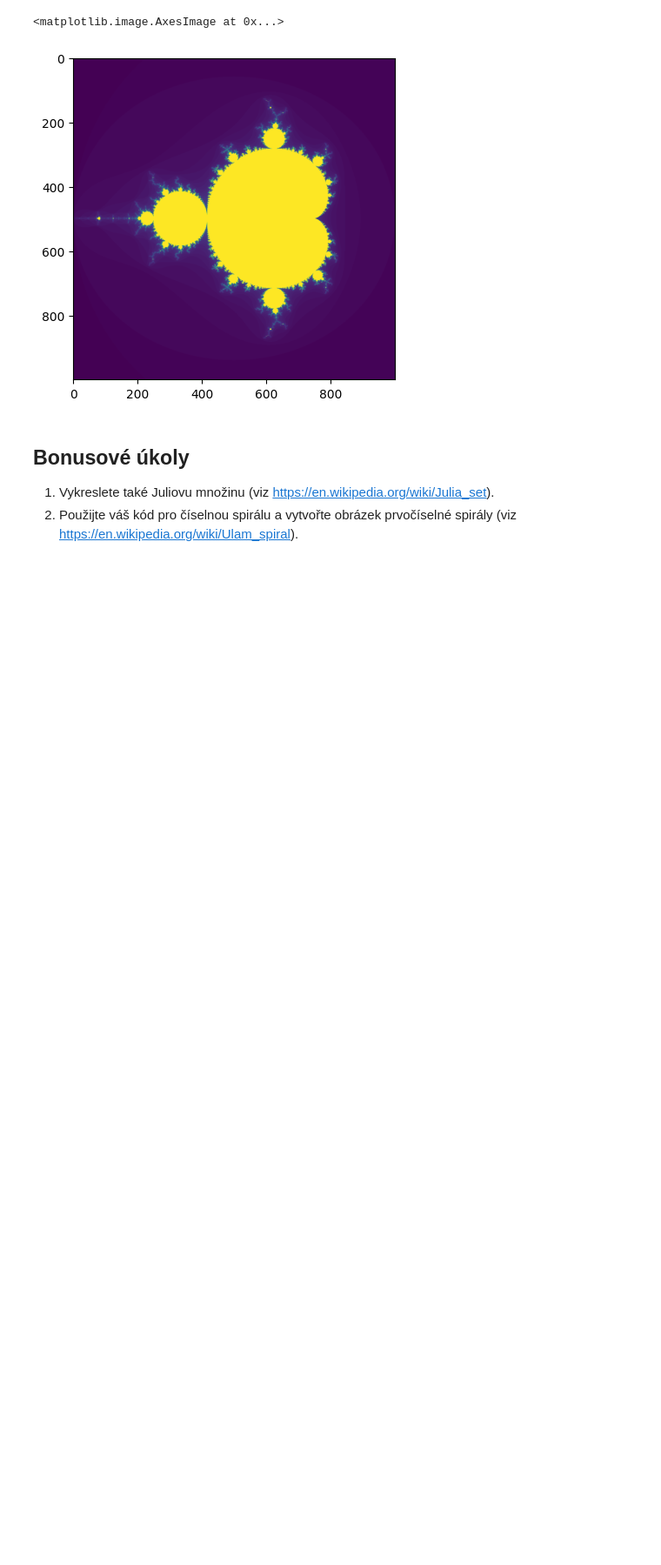
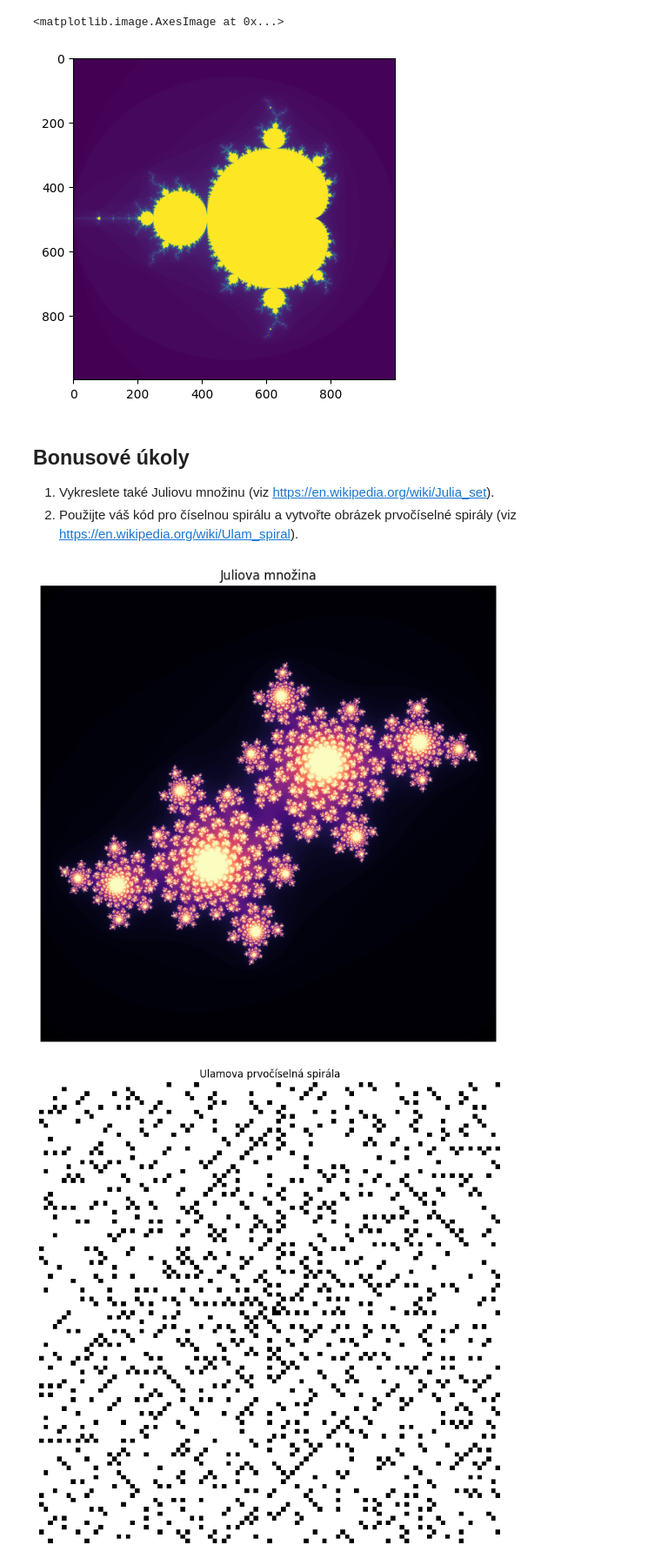
Before and after one commit to kassdiana/duvvp, a Jupyter notebook: DU3.ipynb, the cells around one changed output. Shown at 87% size. Cells and saved outputs as stored; diff of their text form; code cells hidden in the pictures; blank space fills up the shorter version.

```diff
--- a/DU3.ipynb
+++ b/DU3.ipynb
@@ -155,3 +155,47 @@ plt.imshow(divergence_matrix)
 ## Bonusové úkoly
 1. Vykreslete také Juliovu množinu (viz https://en.wikipedia.org/wiki/Julia_set).
 2. Použijte váš kód pro číselnou spirálu a vytvořte obrázek prvočíselné spirály (viz https://en.wikipedia.org/wiki/Ulam_spiral).
+# %%
+def julia_set(c=-0.4+0.6j, x_min=-1.5, x_max=1.5, y_min=-1.5, y_max=1.5, n=1000, k=100):
+    x = np.linspace(x_min, x_max, n)
+    y = np.linspace(y_min, y_max, n)
+    X, Y = np.meshgrid(x, y)
+    Z = X + 1j * Y
+
+    divergence_matrix = np.zeros(Z.shape, dtype=int)
+
+    for _ in range(k):
+        mask = np.abs(Z) <= 2
+        Z[mask] = Z[mask]**2 + c
+        divergence_matrix[mask] += 1
+
+    return divergence_matrix
+
+plt.figure(figsize=(8, 8))
+plt.imshow(julia_set(), cmap='magma', extent=[-1.5, 1.5, -1.5, 1.5])
+plt.title("Juliova množina")
+plt.axis('off')
+plt.show()
+
+def plot_spiral(n=101):
+    spiral = integer_spiral_numpy(n)
+    max_val = n**2
+
+    sieve = np.ones(max_val + 1, dtype=bool)
+    sieve[0:2] = False
+    for i in range(2, int(np.sqrt(max_val)) + 1):
+        if sieve[i]:
+            sieve[i*i::i] = False
+
+    prime_mask = sieve[spiral]
+
+    plt.figure(figsize=(10, 10))
+    plt.imshow(prime_mask, cmap='binary')
+    plt.title(f"Ulamova prvočíselná spirála")
+    plt.axis('off')
+    plt.show()
+
+plot_spiral()
+# %% [output]
+[figure, added]
+[figure, added]
```
